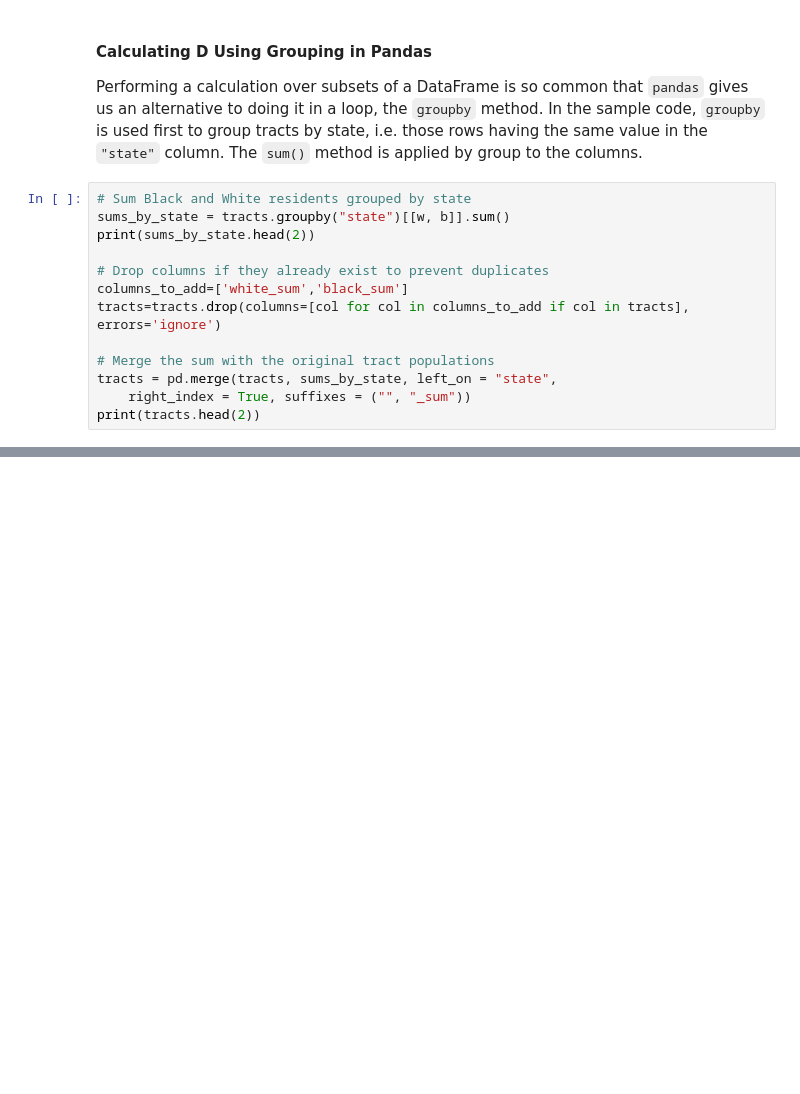
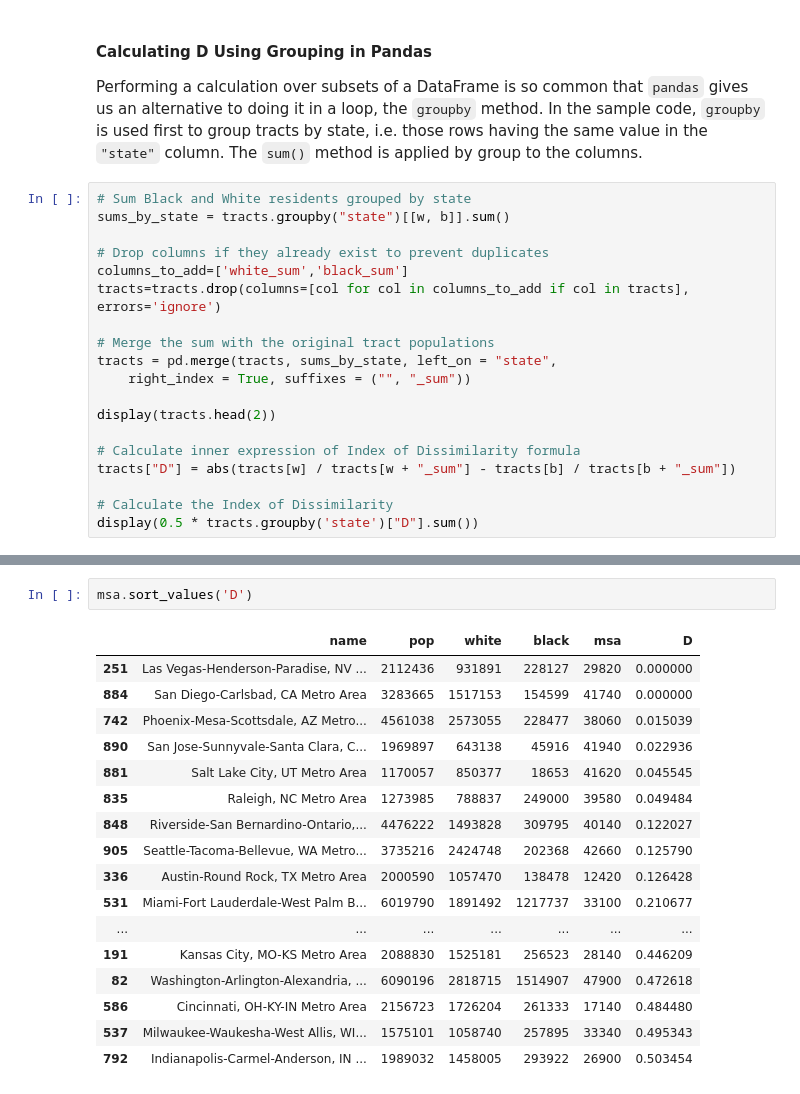
Before and after one commit to jgp-13/Analyzing_US_Census_Data_in_Python, a Jupyter notebook: notebooks/Measuring_Segregation.ipynb, the cells around one changed output, grey strips where cells are left out. Saved outputs shown, nothing was run; the diff lists cells and outputs as text; blank space fills up the shorter version.

```diff
--- a/notebooks/Measuring_Segregation.ipynb
+++ b/notebooks/Measuring_Segregation.ipynb
@@ -94,7 +127,6 @@ Performing a calculation over subsets of a DataFrame is so common that `pandas`
 # %%
 # Sum Black and White residents grouped by state
 sums_by_state = tracts.groupby("state")[[w, b]].sum()
-print(sums_by_state.head(2))
 
 # Drop columns if they already exist to prevent duplicates
 columns_to_add=['white_sum','black_sum']
@@ -103,4 +135,11 @@ tracts=tracts.drop(columns=[col for col in columns_to_add if col in tracts], err
 # Merge the sum with the original tract populations
 tracts = pd.merge(tracts, sums_by_state, left_on = "state",
     right_index = True, suffixes = ("", "_sum"))
-print(tracts.head(2))
+
+display(tracts.head(2))
+
+# Calculate inner expression of Index of Dissimilarity formula
+tracts["D"] = abs(tracts[w] / tracts[w + "_sum"] - tracts[b] / tracts[b + "_sum"])
+
+# Calculate the Index of Dissimilarity
+display(0.5 * tracts.groupby('state')["D"].sum())
@@ -106,0 +319,20 @@ print(tracts.head(2))
+# %%
+msa.sort_values('D')
+# %% [output]
+|  | name | pop | white | black | msa | D |
+| 251 | Las Vegas-Henderson-Paradise, NV ... | 2112436 | 931891 | 228127 | 29820 | 0.000000 |
+| 884 | San Diego-Carlsbad, CA Metro Area | 3283665 | 1517153 | 154599 | 41740 | 0.000000 |
+| 742 | Phoenix-Mesa-Scottsdale, AZ Metro... | 4561038 | 2573055 | 228477 | 38060 | 0.015039 |
+| 890 | San Jose-Sunnyvale-Santa Clara, C... | 1969897 | 643138 | 45916 | 41940 | 0.022936 |
+| 881 | Salt Lake City, UT Metro Area | 1170057 | 850377 | 18653 | 41620 | 0.045545 |
+| 835 | Raleigh, NC Metro Area | 1273985 | 788837 | 249000 | 39580 | 0.049484 |
+| 848 | Riverside-San Bernardino-Ontario,... | 4476222 | 1493828 | 309795 | 40140 | 0.122027 |
+| 905 | Seattle-Tacoma-Bellevue, WA Metro... | 3735216 | 2424748 | 202368 | 42660 | 0.125790 |
+| 336 | Austin-Round Rock, TX Metro Area | 2000590 | 1057470 | 138478 | 12420 | 0.126428 |
+| 531 | Miami-Fort Lauderdale-West Palm B... | 6019790 | 1891492 | 1217737 | 33100 | 0.210677 |
+| ... | ... | ... | ... | ... | ... | ... |
+| 191 | Kansas City, MO-KS Metro Area | 2088830 | 1525181 | 256523 | 28140 | 0.446209 |
+| 82 | Washington-Arlington-Alexandria, ... | 6090196 | 2818715 | 1514907 | 47900 | 0.472618 |
+| 586 | Cincinnati, OH-KY-IN Metro Area | 2156723 | 1726204 | 261333 | 17140 | 0.484480 |
+| 537 | Milwaukee-Waukesha-West Allis, WI... | 1575101 | 1058740 | 257895 | 33340 | 0.495343 |
+| 792 | Indianapolis-Carmel-Anderson, IN ... | 1989032 | 1458005 | 293922 | 26900 | 0.503454 |
```
Also changed, not shown: parts of 30 cells of this notebook, 2 other files.
